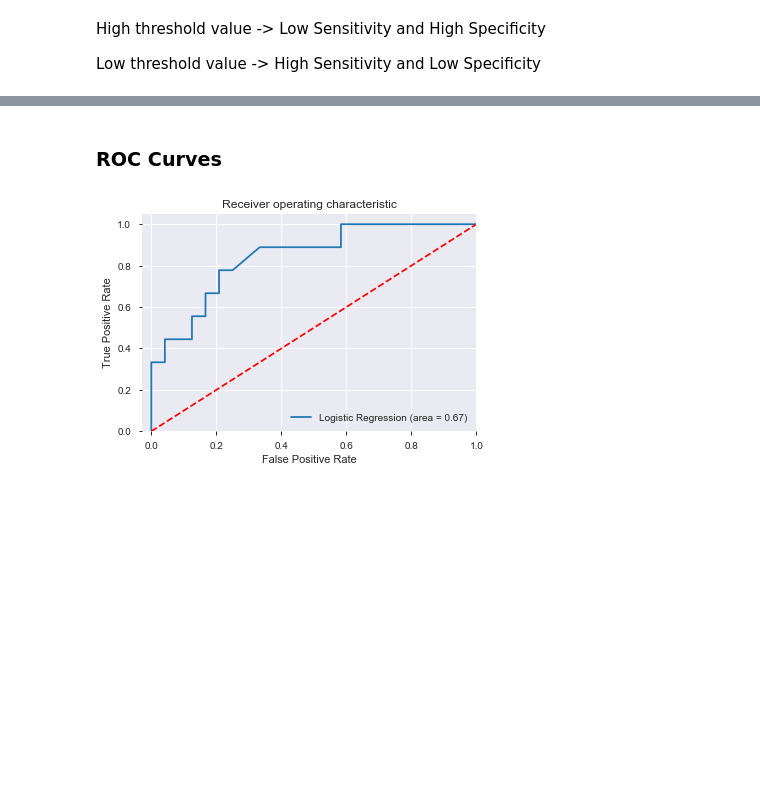
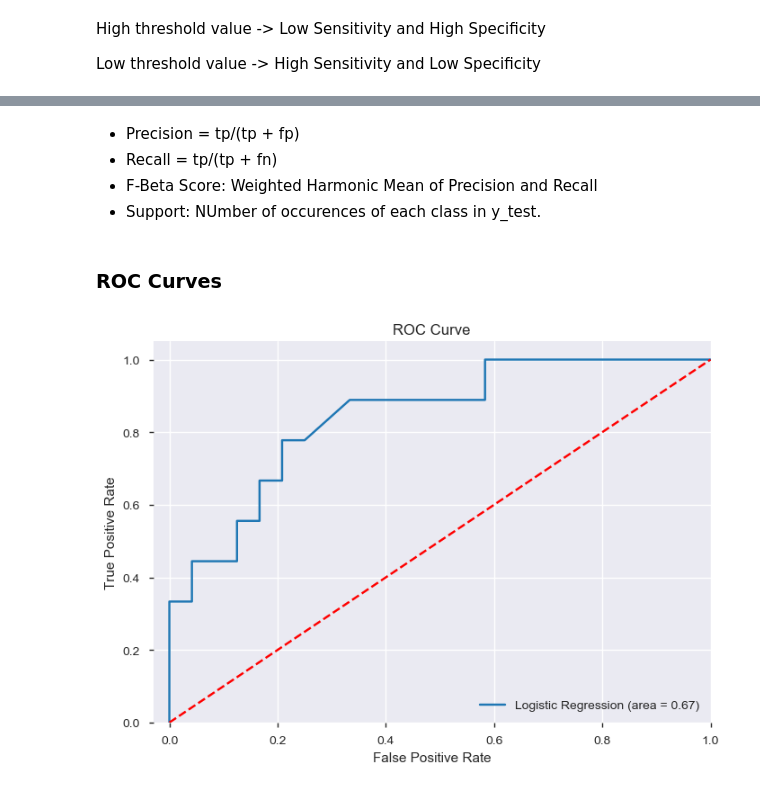
Before and after one commit to atheesh1998/Analytics-Edge, a Jupyter notebook: 3. Logistic Regression/Healthcare Quality.ipynb, the cells around one changed output, grey strips where cells are left out. Saved outputs shown, nothing was run; the diff lists cells and outputs as text; code cells hidden in the pictures; blank space fills up the shorter version.

```diff
--- a/3. Logistic Regression/Healthcare Quality.ipynb
+++ b/3. Logistic Regression/Healthcare Quality.ipynb
@@ -139,19 +153,24 @@ Low threshold value -> High Sensitivity and Low Specificity
+# %% [markdown]
+* Precision = tp/(tp + fp)
+* Recall = tp/(tp + fn)
+* F-Beta Score: Weighted Harmonic Mean of Precision and Recall
+* Support: NUmber of occurences of each class in y_test.
 # %% [markdown]
 ### ROC Curves
 # %%
 from sklearn.metrics import roc_auc_score
 from sklearn.metrics import roc_curve
 logit_roc_auc = roc_auc_score(y_test, logreg.predict(X_test))
 fpr, tpr, thresholds = roc_curve(y_test, logreg.predict_proba(X_test)[:,1])
 plt.figure()
 plt.plot(fpr, tpr, label='Logistic Regression (area = %0.2f)' % logit_roc_auc)
 plt.plot([0, 1], [0, 1],'r--')
 plt.xlim([-0.03, 1.0])
 plt.ylim([0.0, 1.05])
 plt.xlabel('False Positive Rate')
 plt.ylabel('True Positive Rate')
-plt.title('Receiver operating characteristic')
+plt.title('ROC Curve')
 plt.legend(loc = "lower right")
 plt.show()
 # %% [output]
-[figure, old version]
+[figure, new version]
```
Also changed, not shown: parts of 3 cells of this notebook.
